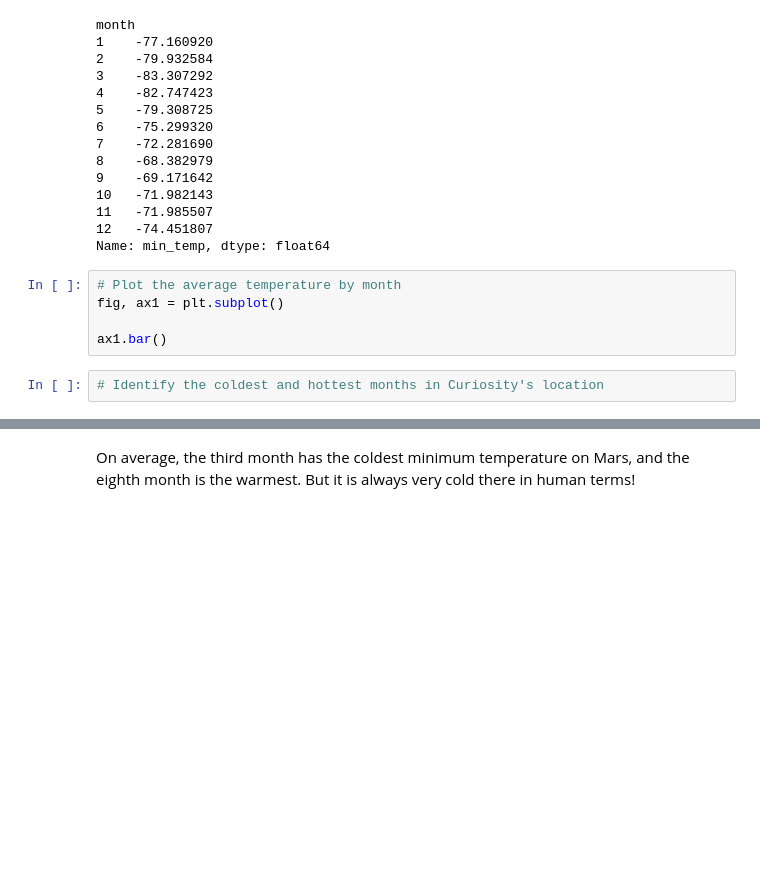
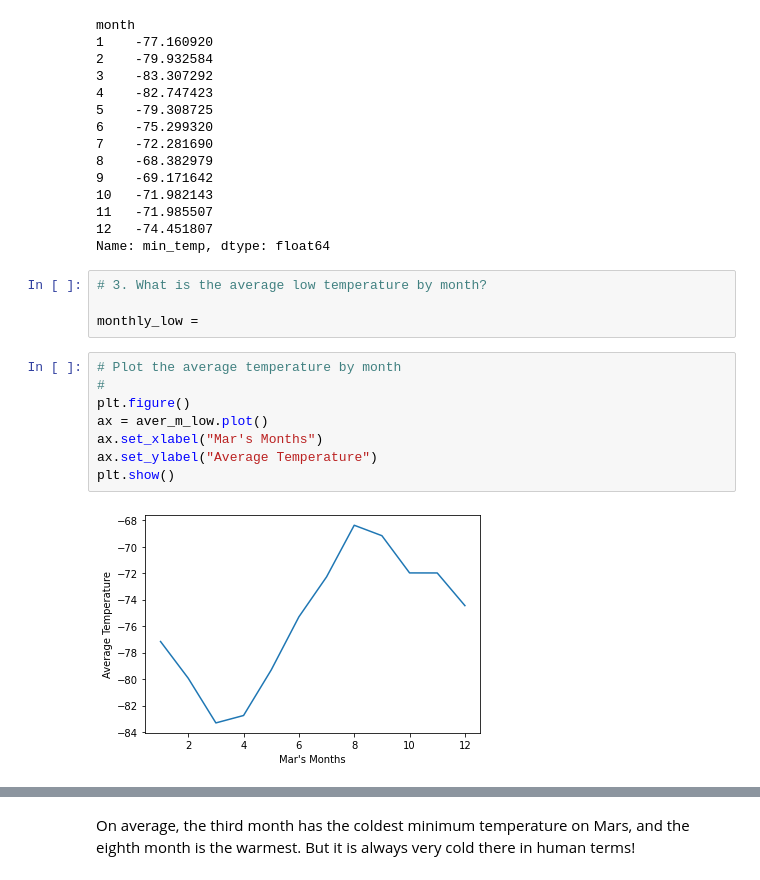
Before and after one commit to KAMAS-2058/web-scraping, a Jupyter notebook: part_2_mars_weather.ipynb, the cells around one changed output, grey strips where cells are left out. Drawn from its saved outputs; the diff is of its cells as text; blank space fills up the shorter version.

```diff
--- a/part_2_mars_weather.ipynb
+++ b/part_2_mars_weather.ipynb
@@ -175,9 +175,16 @@ month
 12   -74.451807
 Name: min_temp, dtype: float64
 # %%
-# Plot the average temperature by month
-fig, ax1 = plt.subplot()
+# 3. What is the average low temperature by month?
 
-ax1.bar()
+monthly_low =
-# %%
-# Identify the coldest and hottest months in Curiosity's location
+# %%
+# Plot the average temperature by month
+#
+plt.figure()
+ax = aver_m_low.plot()
+ax.set_xlabel("Mar's Months")
+ax.set_ylabel("Average Temperature")
+plt.show()
+# %% [output]
+[figure, added]
```
Also changed, not shown: parts of 4 cells of this notebook, 2 other files.
